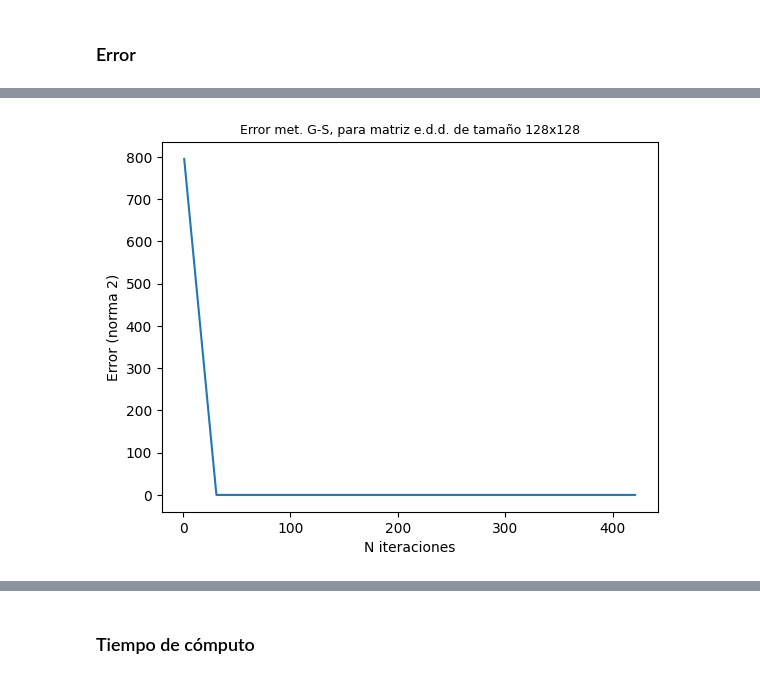
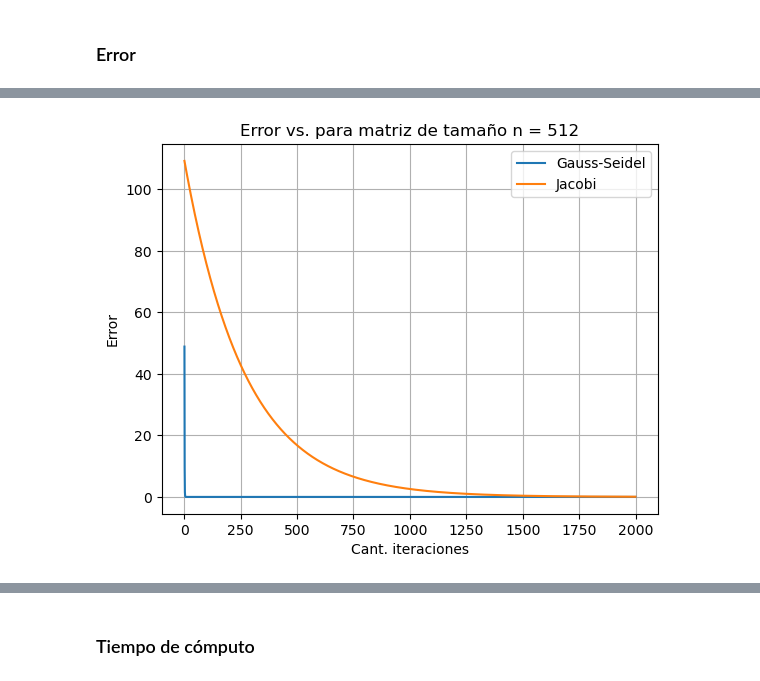
Before and after one commit to aleeperezz16/metnum-tp3, a Jupyter notebook: notebook/experimentacion.ipynb, the cells around one changed output, grey strips where cells are left out. Drawn from its saved outputs; the diff is of its cells as text; code cells hidden in the pictures.

```diff
--- a/notebook/experimentacion.ipynb
+++ b/notebook/experimentacion.ipynb
@@ -10,14 +10,18 @@ import os
 dir_datos = "../data/sistemas"
 dir_resultados = "../data/resultados"
 dir_tiempos = "../data/tiempos"
+dir_figuras = "../data/figuras"
 
-if not os.path.exists(f"{dir_resultados}"):
-    os.makedirs(f"{dir_resultados}")
+if not os.path.exists(dir_resultados):
+    os.makedirs(dir_resultados)
 
-if not os.path.exists(f"{dir_datos}"):
-    os.makedirs(f"{dir_datos}")
+if not os.path.exists(dir_datos):
+    os.makedirs(dir_datos)
 
-if not os.path.exists(f"{dir_tiempos}"):
-    os.makedirs(f"{dir_tiempos}")
+if not os.path.exists(dir_tiempos):
+    os.makedirs(dir_tiempos)
+
+if not os.path.exists(dir_figuras):
+    os.makedirs(dir_figuras)
 # %% [markdown]
 ## Funciones auxiliares
@@ -74,0 +28,4 @@ def obtener_soluciones(dic, metodo):
+# %%
+metodos = ["LU", "J", "JS", "GS", "GSS"]
+nombre = ["Factorización LU", "Jacobi", "Jacobi Sum", "Gauss-Seidel", "Gauss-Seidel Sum"]
+algoritmos = dict(zip(metodos, nombre))
@@ -75,2 +101,9 @@ def obtener_soluciones(dic, metodo):
+# %%
+n = 512
+max_iter = 2000
+tolerancia = 1e-10
+
+x = cargar_solucion(n)
+iters = range(1, max_iter)
 # %% [markdown]
 ### Jacobi
@@ -310,14 +130,14 @@ plt.show()
-# %%
-tam = 128
-tipo = "edd"
-errs = errores_gs[f"{tipo}"][f"{tam}"]
-
-its = range(1,max_iter + 1,step)
-
-plt.plot(its, errs)
-plt.xlabel("N iteraciones")
-plt.ylabel("Error (norma 2)")
-plt.title(f"Error met. G-S, para matriz e.d.d. de tamaño {tam}x{tam}",fontsize = 9)
-plt.show()
-# %% [output]
-[figure, removed]
+# %%
+errores_gauss_seidel = cargar_errores_metodos("gauss-seidel", n)
+errores_jacobi = cargar_errores_metodos("jacobi", n)
+# %%
+plt.plot(iters, errores_gauss_seidel, "-", label="Gauss-Seidel")
+plt.plot(iters, errores_jacobi, "-", label="Jacobi")
+plt.xlabel("Cant. iteraciones")
+plt.ylabel("Error")
+plt.legend()
+plt.grid(True)
+plt.title(f"Error vs. para matriz de tamaño n = {n}")
+plt.savefig(os.path.join(dir_figuras, f"error_vs_{n}.jpg"))
+# %% [output]
+[figure, added]
```
Also changed, not shown: parts of 43 cells of this notebook, 3 other files.
